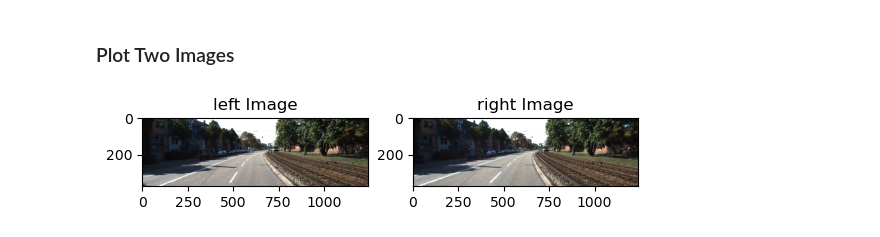
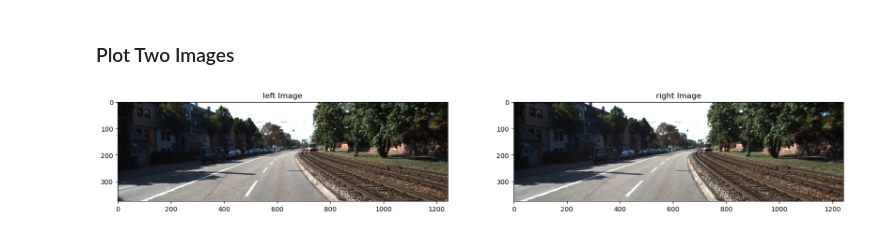
Before and after one commit to Shinsungjun/Code_Seminar, a Jupyter notebook: 0.Ipython_Visualization/visualization.ipynb, the cells around one changed output. Saved outputs shown, nothing was run; the diff lists cells and outputs as text; code cells hidden in the pictures.

```diff
--- a/0.Ipython_Visualization/visualization.ipynb
+++ b/0.Ipython_Visualization/visualization.ipynb
@@ -9,8 +9,8 @@ import numpy as np
 # %% [markdown]
 ### Load Image using PIL
 # %%
-image_left = Image.open('../images/kitti_images/image_2.png')
-image_right = Image.open('../images/kitti_images/image_3.png')
+image_left = Image.open('../images/kitti_images/train/image_0_left.png')
+image_right = Image.open('../images/kitti_images/train/image_0_right.png')
 # %% [markdown]
 ### Plot Image using matplotlib
 # %%
@@ -21,18 +29,18 @@ plt.show()
 # %% [markdown]
 ### Plot Two Images
 # %%
-fig = plt.figure()
+fig = plt.figure(figsize=(20,10))
 rows = 1
 cols = 2
 
 ax1 = fig.add_subplot(rows, cols, 1)
 ax1.imshow(image_left)
 ax1.set_title('left Image')
 
 ax2 = fig.add_subplot(rows, cols, 2)
 ax2.imshow(image_right)
 ax2.set_title('right Image')
 
 plt.show()
 # %% [output]
-[figure, old version]
+[figure, new version]
```
Also changed, not shown: parts of 2 cells of this notebook.
